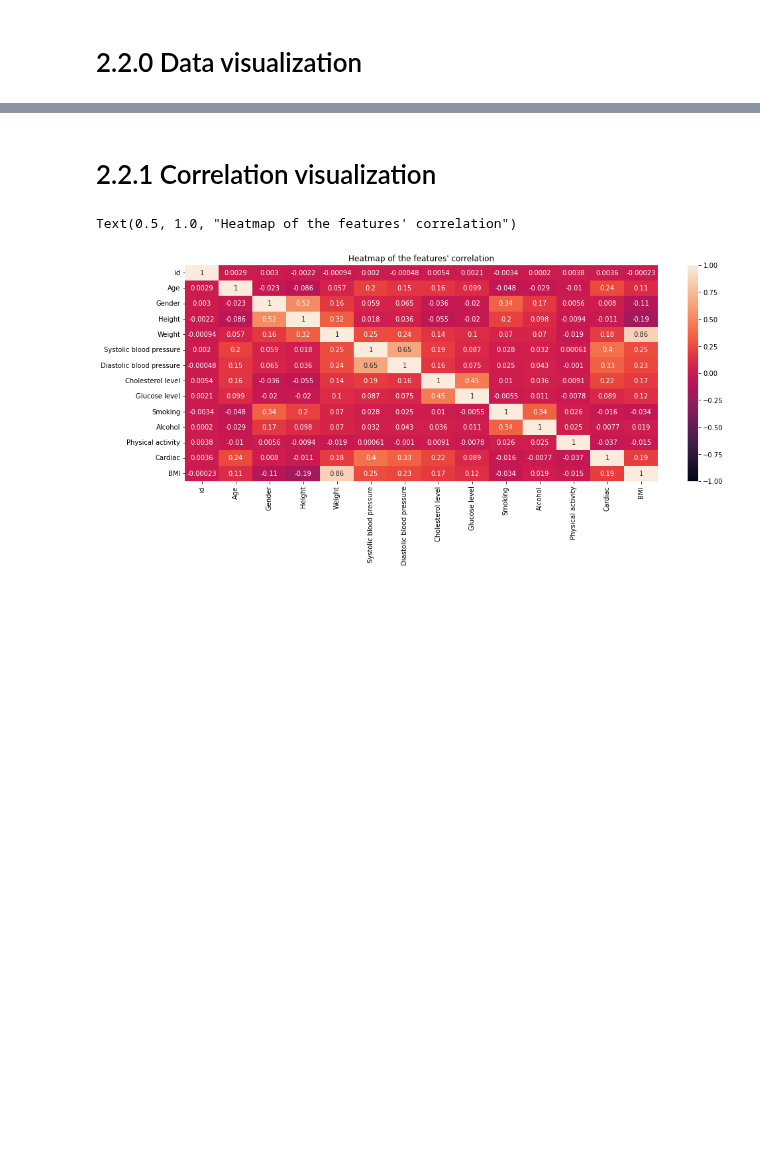
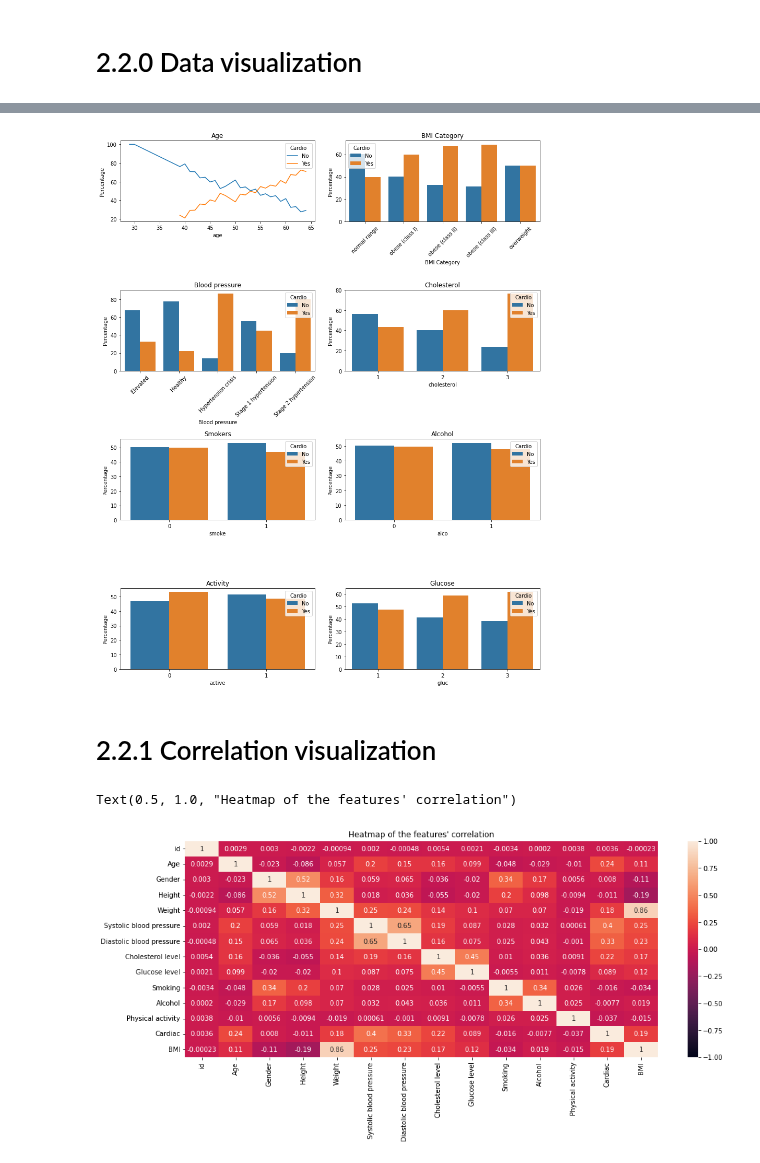
Before and after one commit to SamiFatmi/Machine-Learning-SAMI-FATMI, a Jupyter notebook: Labs/2-Disease_prediction.ipynb, the cells around one changed output, grey strips where cells are left out. Saved outputs shown, nothing was run; the diff lists cells and outputs as text; code cells hidden in the pictures; blank space fills up the shorter version.

```diff
--- a/Labs/2-Disease_prediction.ipynb
+++ b/Labs/2-Disease_prediction.ipynb
@@ -311,3 +264,39 @@ See the caveats in the documentation: https://pandas.pydata.org/pandas-docs/stab
+# %%
+fig,ax = plt.subplots(4,2,figsize=(12,15))
+plt.subplots_adjust(wspace=0.5,hspace=0.7)
+
+def plot_feature_percentage(df_modified,feature,ax,title):
+    cardio_series = [item for item in df_modified["cardio"]]
+    feature_series = [item for item in df_modified[feature]]
+    func_df = pd.DataFrame({"cardio":cardio_series,
+                                feature:feature_series})
+    if feature=="age":
+        func_df[feature]=func_df[feature]//365
+    func_df=pd.DataFrame(func_df.groupby(["cardio",feature]).size()).reset_index().rename(columns={0:"Number of patients"})
+    func_df["Percentage"]=func_df['Number of patients'] / func_df.groupby(feature)['Number of patients'].transform('sum')*100
+    if feature=="age":
+        sns.lineplot(x=feature, y="Percentage", data=func_df,hue="cardio",ax=ax)
+    else :
+        sns.barplot(x=feature, y="Percentage", data=func_df,hue="cardio",ax=ax)
+
+    if feature in ["Blood pressure","BMI Category"]:
+        ax.set_xticklabels(ax.get_xticklabels(),rotation=45) # https://stackoverflow.com/questions/11244514/modify-tick-label-text
+
+    h, l = ax.get_legend_handles_labels() # https://stackoverflow.com/questions/53734332/seaborn-barplot-legend-labels-lose-color
+    ax.legend(h, ["No","Yes"], title="Cardio")
+    ax.set_title(title)
+
+
+features_list = ["age","BMI Category","Blood pressure","cholesterol","smoke","alco","active","gluc"]
+titles = ["Age","BMI Category","Blood pressure","Cholesterol","Smokers","Alcohol","Activity","Glucose"]
+for i in range(4):
+    for j in range(2):
+        plot_feature_percentage(df_modified,features_list[2*i+j],ax[i,j],titles[2*i+j])
+
+fig.tight_layout()
+plt.show()
+# %% [output]
+[figure, added]
 # %% [markdown]
 # 2.2.1 Correlation visualization
 # %%
```
Also changed, not shown: parts of 8 cells of this notebook.
